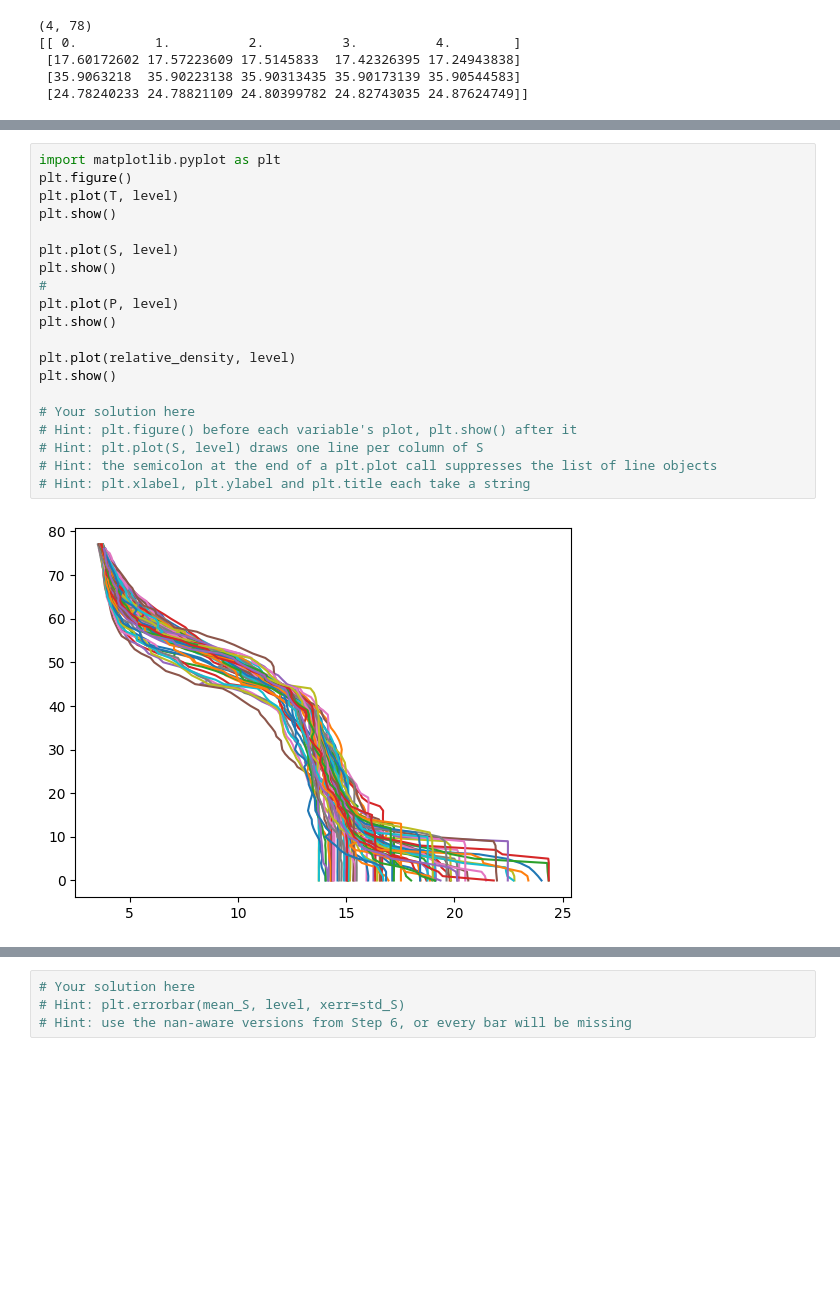
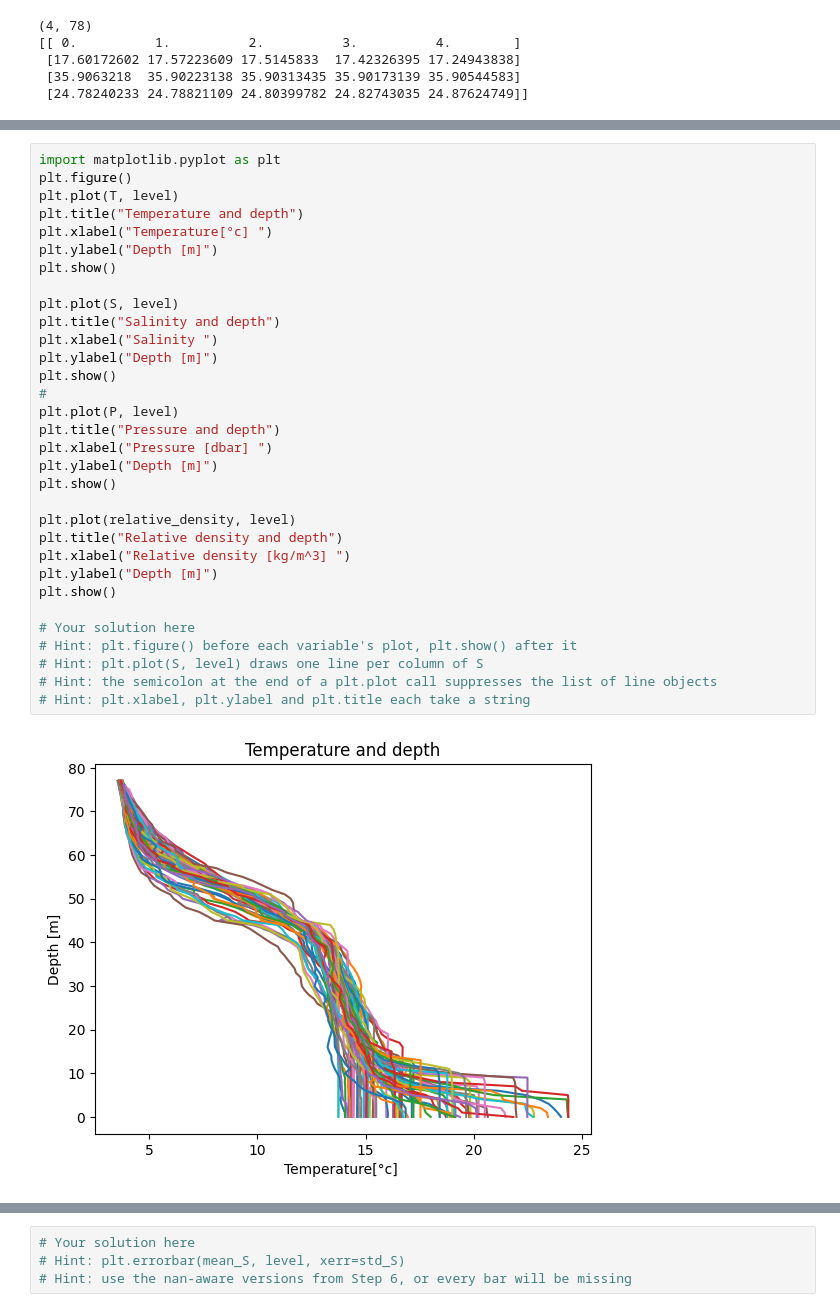
Before and after one commit to Anialuchi/2026_Intro_Python, a Jupyter notebook: 1.3-numpy-exercises.ipynb, the cells around one changed output, grey strips where cells are left out. Drawn from its saved outputs; the diff is of its cells as text; blank space fills up the shorter version.

```diff
--- a/1.3-numpy-exercises.ipynb
+++ b/1.3-numpy-exercises.ipynb
@@ -534,22 +536,34 @@ It will look messy, because 75 profiles are drawn on top of each other.
 # %%
 import matplotlib.pyplot as plt
 plt.figure()
 plt.plot(T, level)
+plt.title("Temperature and depth")
+plt.xlabel("Temperature[°c] ")
+plt.ylabel("Depth [m]")
 plt.show()
 
 plt.plot(S, level)
+plt.title("Salinity and depth")
+plt.xlabel("Salinity ")
+plt.ylabel("Depth [m]")
 plt.show()
 #
 plt.plot(P, level)
+plt.title("Pressure and depth")
+plt.xlabel("Pressure [dbar] ")
+plt.ylabel("Depth [m]")
 plt.show()
 
 plt.plot(relative_density, level)
+plt.title("Relative density and depth")
+plt.xlabel("Relative density [kg/m^3] ")
+plt.ylabel("Depth [m]")
 plt.show()
 
 # Your solution here
 # Hint: plt.figure() before each variable's plot, plt.show() after it
 # Hint: plt.plot(S, level) draws one line per column of S
 # Hint: the semicolon at the end of a plt.plot call suppresses the list of line objects
 # Hint: plt.xlabel, plt.ylabel and plt.title each take a string
 # %% [output]
-[figure, old version]
+[figure, new version]
```
Also changed, not shown: parts of 2 cells of this notebook.
